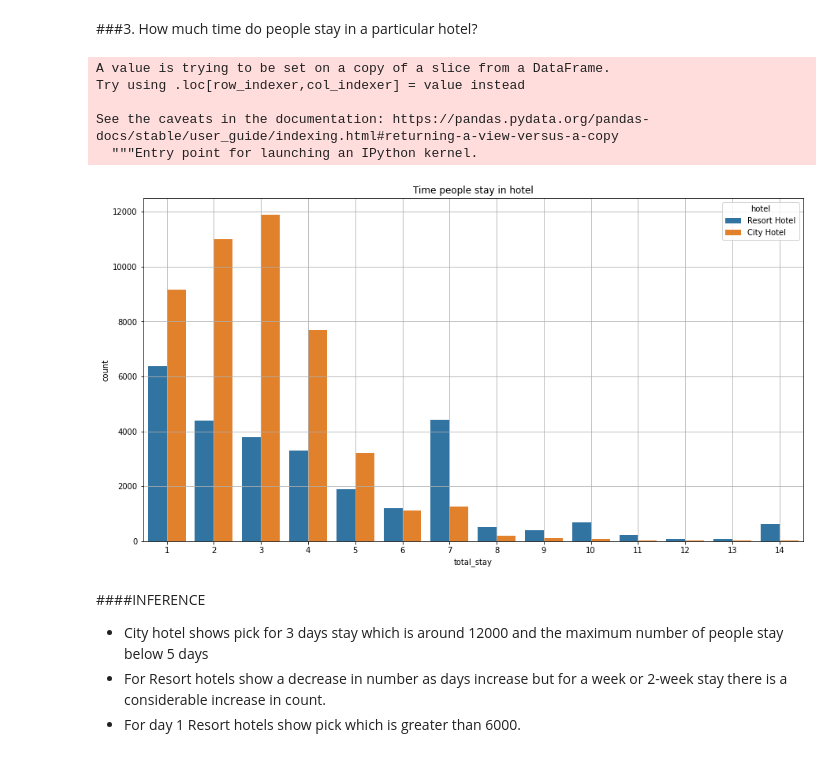
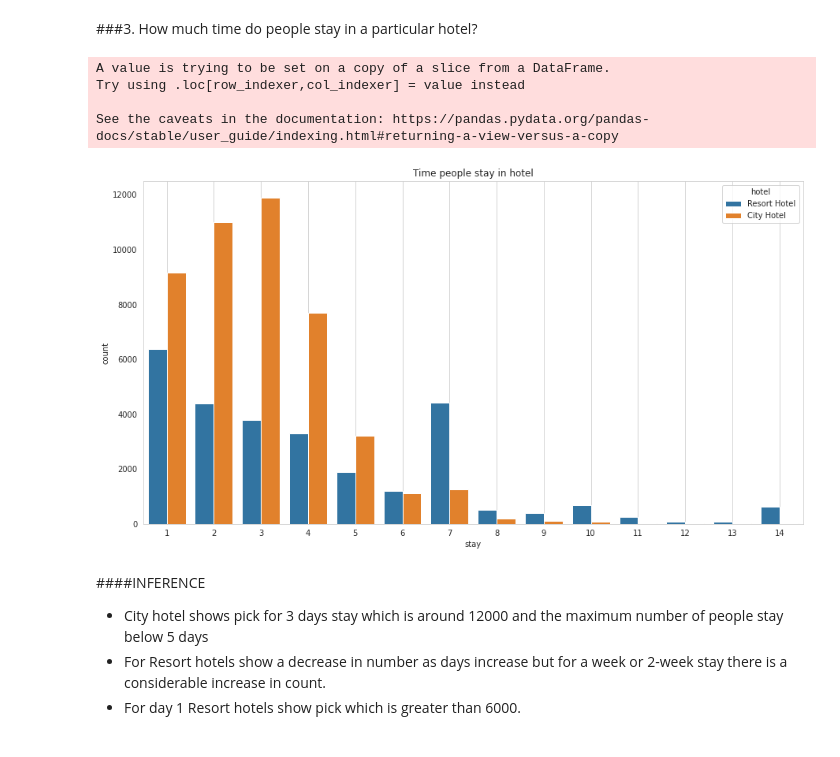
Before and after one commit to MohanVishe/Exploratory-Data-Analysis----Hotel-Booking-Dataset, a Jupyter notebook: Hotel_Booking_Analysis_Capstone_Project.ipynb, the cells around one changed output. Saved outputs shown, nothing was run; the diff lists cells and outputs as text; code cells hidden in the pictures.

```diff
--- a/Hotel_Booking_Analysis_Capstone_Project.ipynb
+++ b/Hotel_Booking_Analysis_Capstone_Project.ipynb
@@ -214,22 +249,22 @@ plt.show()
 *  There is higher junp in city hotel booking as compair to resort hotel
 # %% [markdown]
 ###3. How much time do people stay in a particular hotel?
-# %%
-Non_cancel["total_stay"]=Non_cancel["stays_in_weekend_nights"]+Non_cancel["stays_in_week_nights"]
-# %% [output]
-A value is trying to be set on a copy of a slice from a DataFrame.
-Try using .loc[row_indexer,col_indexer] = value instead
-
-See the caveats in the documentation: https://pandas.pydata.org/pandas-docs/stable/user_guide/indexing.html#returning-a-view-versus-a-copy
-  """Entry point for launching an IPython kernel.
+# %%
+#created Stay column where it have addition of weekend as well as in week
+Non_cancel["stay"]=Non_cancel["stays_in_weekend_nights"]+Non_cancel["stays_in_week_nights"]
+# %% [output]
+A value is trying to be set on a copy of a slice from a DataFrame.
+Try using .loc[row_indexer,col_indexer] = value instead
+
+See the caveats in the documentation: https://pandas.pydata.org/pandas-docs/stable/user_guide/indexing.html#returning-a-view-versus-a-copy
 # %%
  # remove outliers
-T = Non_cancel[(Non_cancel["total_stay"]>0) & (Non_cancel['total_stay'] < 15)]
+T = Non_cancel[(Non_cancel["stay"]>0) & (Non_cancel['stay'] < 15)]
 plt.rcParams["figure.figsize"]=[15,8]
-sns.countplot(x = T['total_stay'], hue = T['hotel'])
+sns.countplot(x = T['stay'], hue = T['hotel'])
 plt.title("Time people stay in hotel");plt.grid();plt.show()
 # %% [output]
-[figure, old version]
+[figure, new version]
 # %% [markdown]
 ####INFERENCE
 *  City hotel shows pick for 3 days stay which is around 12000 and the maximum number of people stay below 5 days
```
Also changed, not shown: parts of 14 cells of this notebook.
